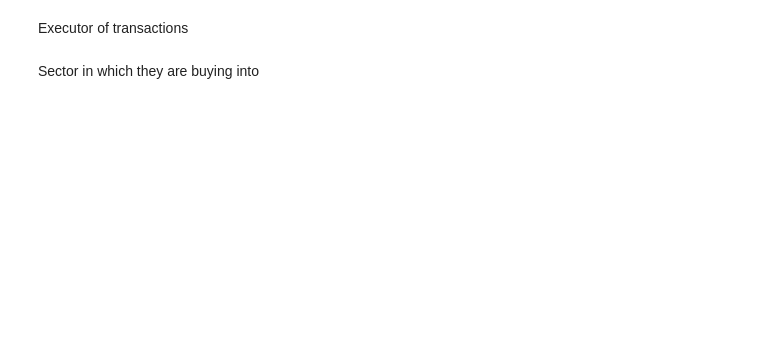
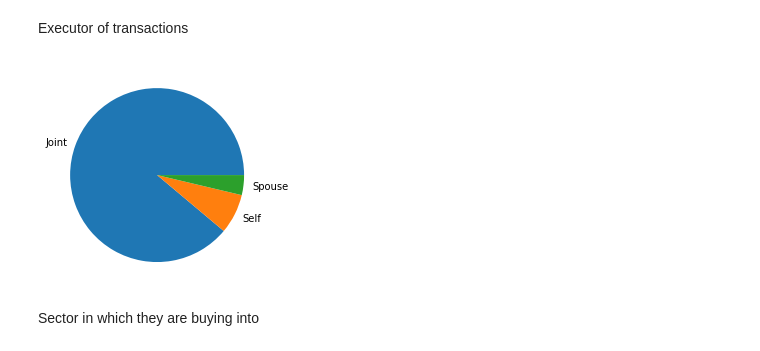
Before and after one commit to InsiderUnlocked/Insider-Unlocked, a Jupyter notebook: backend/notebook.ipynb, the cells around one changed output. Cells and saved outputs as stored; diff of their text form; code cells hidden in the pictures; blank space fills up the shorter version.

```diff
--- a/backend/notebook.ipynb
+++ b/backend/notebook.ipynb
@@ -189,4 +321,25 @@ Type of assets bought
 # %% [markdown]
 Executor of transactions
+# %%
+# get all transactions of congress person
+def executorOfTransactions(name):
+    dfTransactions = df[df['Name'] == name]
+
+    executors = dfTransactions['Owner'].value_counts()
+
+    cols = executors.index
+    rows = executors.values
+
+    yAxis = np.array(rows)
+
+    plt.pie(yAxis, labels=cols)
+    plt.show()
+
+
+
+
+executorOfTransactions('Sullivan, Dan (Senator)')
+# %% [output]
+[figure, added]
 # %% [markdown]
 Sector in which they are buying into
```
Also changed, not shown: parts of 5 cells of this notebook, 2 other files.
